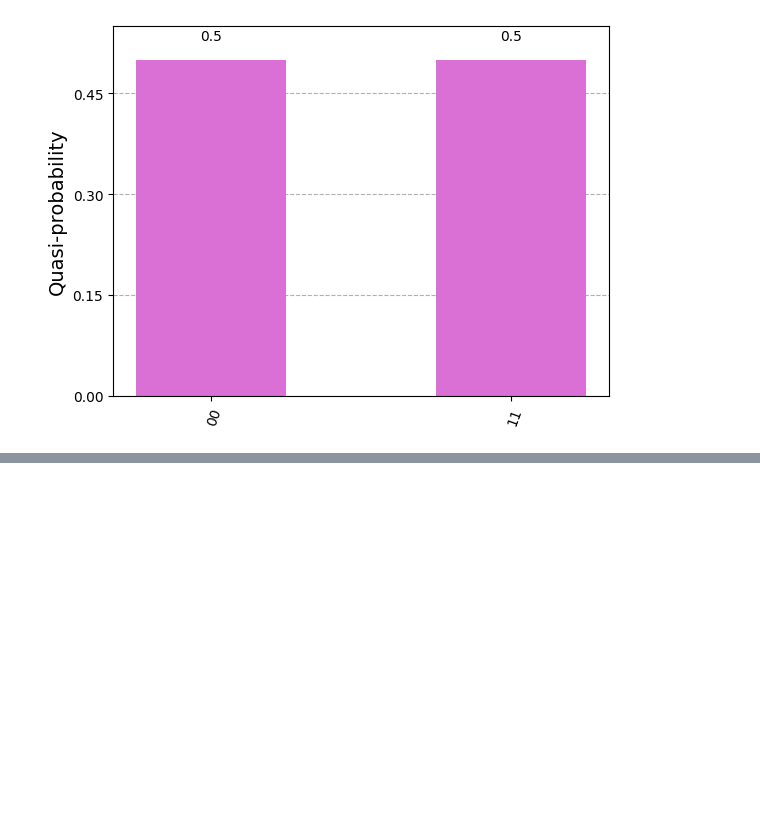
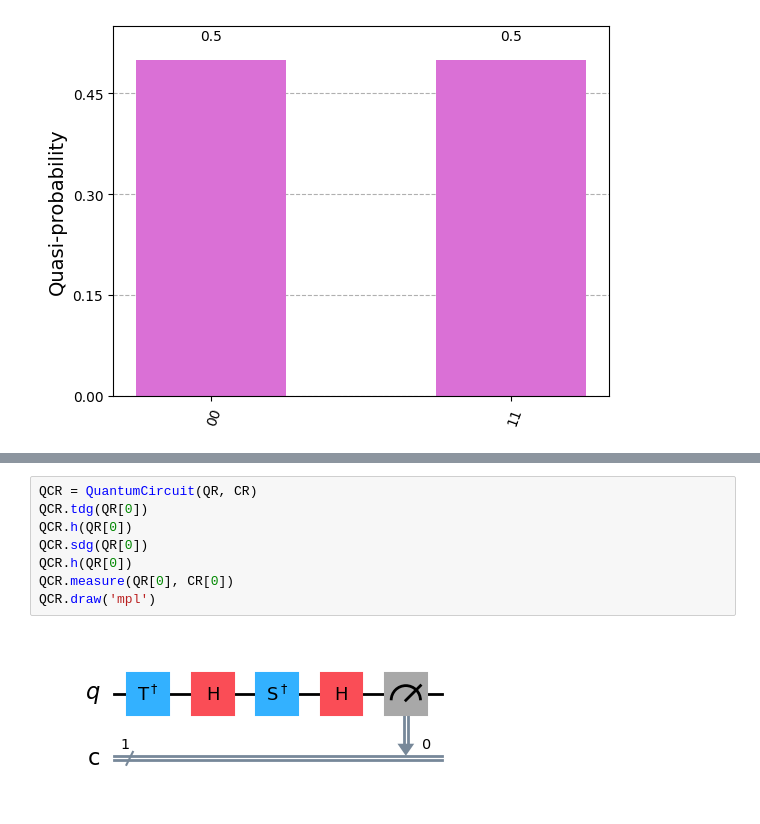
Before and after one commit to shiladityasarkar/QuantumComputing, a Jupyter notebook: 2348556_lab4.ipynb, the cells around one changed output, grey strips where cells are left out. Cells and saved outputs as stored; diff of their text form; blank space fills up the shorter version.

```diff
--- a/2348556_lab4.ipynb
+++ b/2348556_lab4.ipynb
@@ -128,0 +151,10 @@ QiskitError: 'Some classical bits are not used for measurements. the number of c
+# %%
+QCR = QuantumCircuit(QR, CR)
+QCR.tdg(QR[0])
+QCR.h(QR[0])
+QCR.sdg(QR[0])
+QCR.h(QR[0])
+QCR.measure(QR[0], CR[0])
+QCR.draw('mpl')
+# %% [output]
+[figure, added]
```
Also changed, not shown: parts of 17 cells of this notebook.
